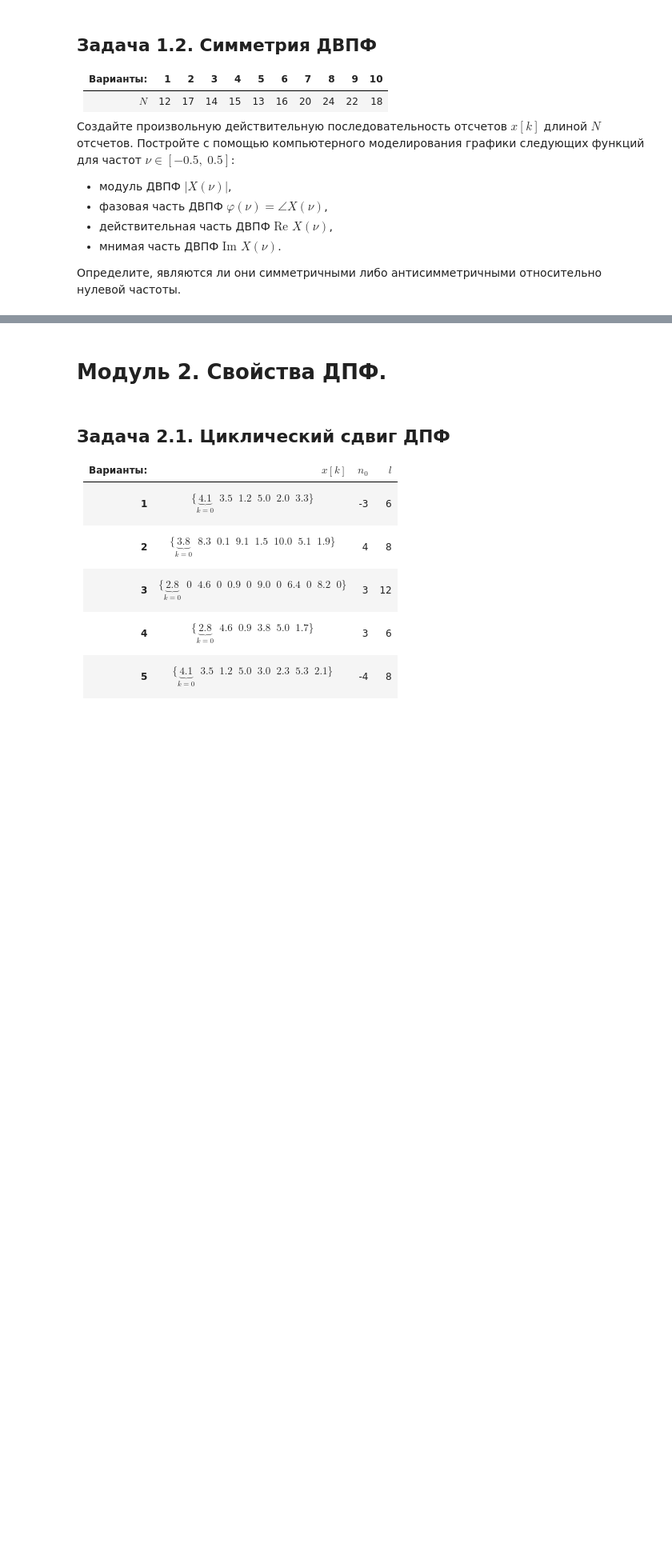
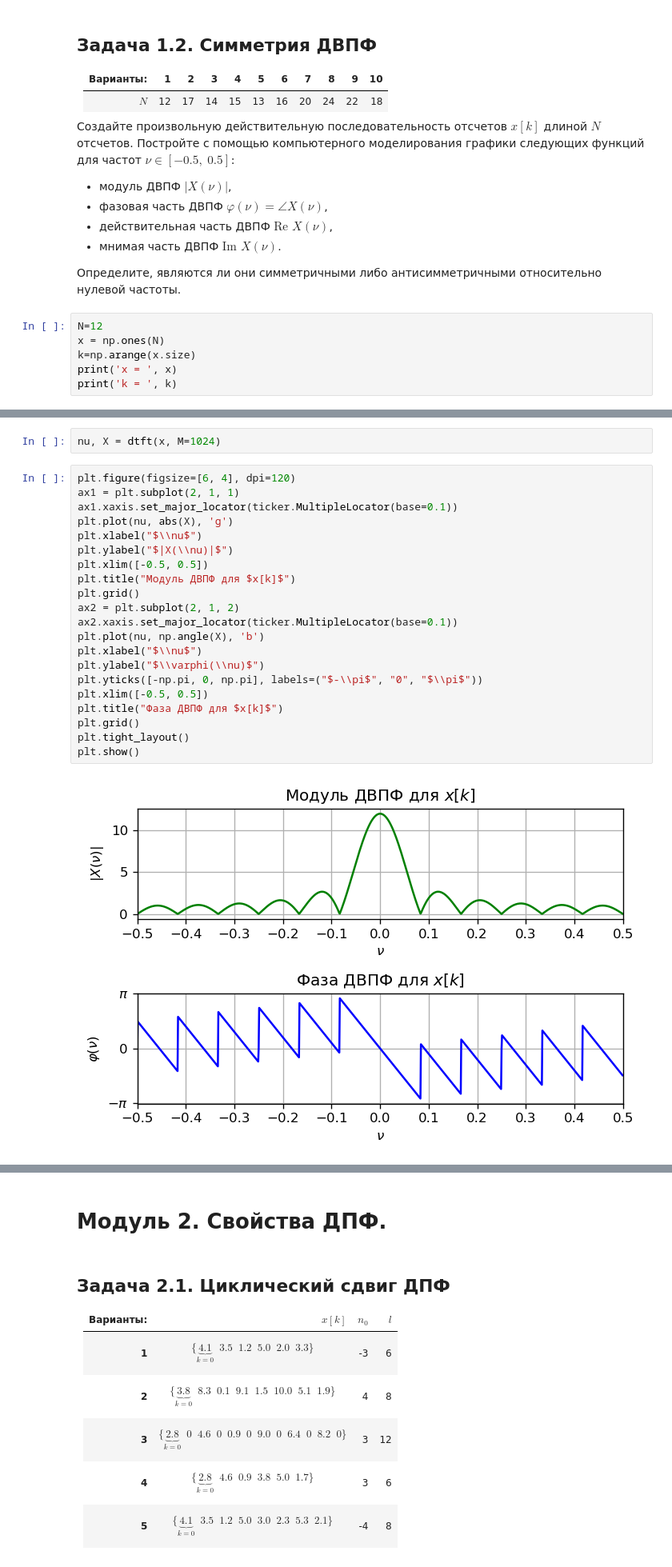
Before and after one commit to Kirill-Zaikin/Zaikin-KV, a Jupyter notebook: dsp_lab1.ipynb, the cells around one changed output, grey strips where cells are left out. Shown at 80% size. Drawn from its saved outputs; the diff is of its cells as text; blank space fills up the shorter version.

```diff
--- a/dsp_lab1.ipynb
+++ b/dsp_lab1.ipynb
@@ -208,3 +309,9 @@ print("Вы были окончательно обмануты :3")
 * мнимая  часть ДВПФ $\text{Im } X(\nu)$.
 
 Определите, являются ли они симметричными либо антисимметричными относительно нулевой частоты.
+# %%
+N=12
+x = np.ones(N)
+k=np.arange(x.size)
+print('x = ', x)
+print('k = ', k)
@@ -210,0 +334,25 @@ print("Вы были окончательно обмануты :3")
+# %%
+nu, X = dtft(x, M=1024)
+# %%
+plt.figure(figsize=[6, 4], dpi=120)
+ax1 = plt.subplot(2, 1, 1)
+ax1.xaxis.set_major_locator(ticker.MultipleLocator(base=0.1))
+plt.plot(nu, abs(X), 'g')
+plt.xlabel("$\\nu$")
+plt.ylabel("$|X(\\nu)|$")
+plt.xlim([-0.5, 0.5])
+plt.title("Модуль ДВПФ для $x[k]$")
+plt.grid()
+ax2 = plt.subplot(2, 1, 2)
+ax2.xaxis.set_major_locator(ticker.MultipleLocator(base=0.1))
+plt.plot(nu, np.angle(X), 'b')
+plt.xlabel("$\\nu$")
+plt.ylabel("$\\varphi(\\nu)$")
+plt.yticks([-np.pi, 0, np.pi], labels=("$-\\pi$", "0", "$\\pi$"))
+plt.xlim([-0.5, 0.5])
+plt.title("Фаза ДВПФ для $x[k]$")
+plt.grid()
+plt.tight_layout()
+plt.show()
+# %% [output]
+[figure, added]
```
Also changed, not shown: parts of 18 cells of this notebook.
